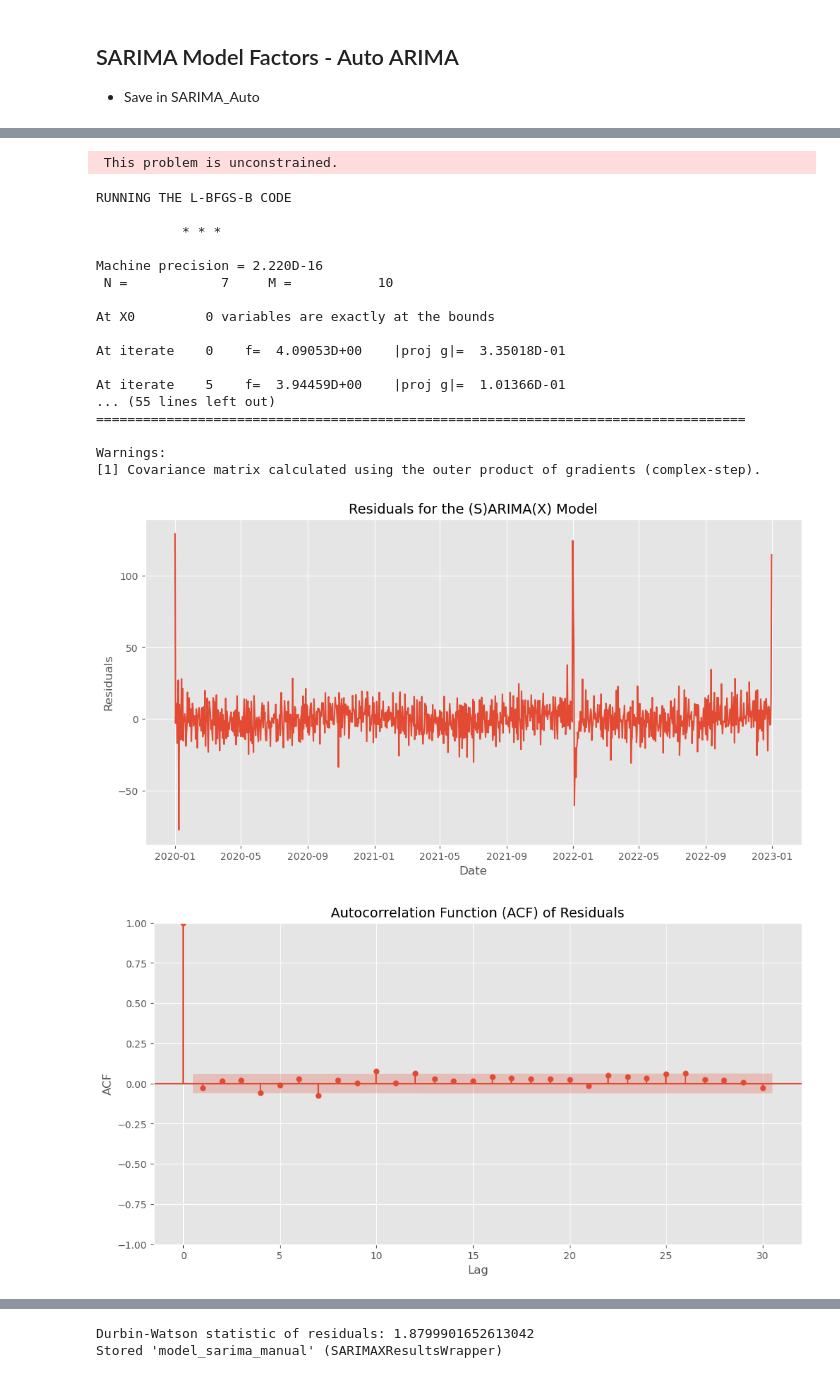
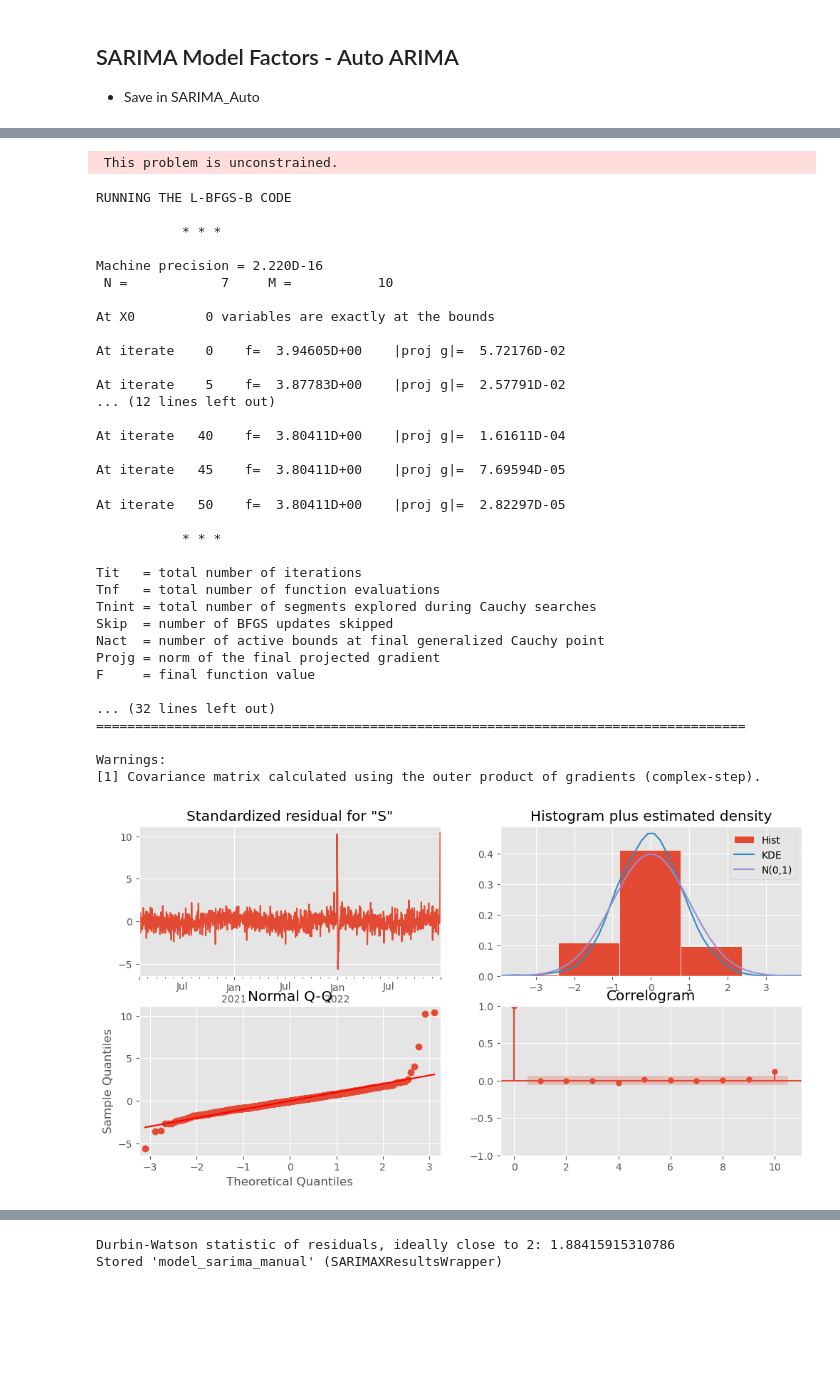
Before and after one commit to StuartG24/Travel_Co_Analysis, a Jupyter notebook: Notebooks_Data_Analysis/SARIMA_Model_Create.ipynb, the cells around one changed output, grey strips where cells are left out. Drawn from its saved outputs; the diff is of its cells as text; code cells hidden in the pictures; blank space fills up the shorter version.

Commit message:
SARIMA

```diff
--- a/Notebooks_Data_Analysis/SARIMA_Model_Create.ipynb
+++ b/Notebooks_Data_Analysis/SARIMA_Model_Create.ipynb
@@ -26,8 +26,12 @@ def model_residuals_analysis(model):
     print(f'Residuals Analysis for Model:')
     print(model_sarima_manual.summary())
 
+    model.plot_diagnostics(figsize=(12,6))
+    plt.show()
+
     residuals = model.resid
 
+    '''
     # Residuals Plot
     fig, ax1 = plt.subplots(figsize=(12, 6))
     ax1.plot(residuals)
@@ -55,10 +59,15 @@ def model_residuals_analysis(model):
     plt.show()
 
     # Q-Q Plot
-    sm.qqplot(residuals, line='45')
+    fig, ax1 = plt.subplots(figsize=(12, 6))
+    sm.qqplot(residuals, line='45', ax=ax1)
+    ax1.set_title('Q-Q Plot of Residuals', fontsize=14)
+    ax1.set_xlabel('Theoretical Quantile', fontsize=12)
+    ax1.set_ylabel('Sample Quantiles', fontsize=12)
     plt.show()
+    '''
 
     # Durbin Watson Statistic
     dw_stat = durbin_watson(residuals)
-    print(f'Durbin-Watson statistic of residuals: {dw_stat}')
+    print(f'Durbin-Watson statistic of residuals, ideally close to 2: {dw_stat}')
 # %%
@@ -84,39 +114,55 @@ p = 3
 d = 1
 q = 1
 # seasonal order (P, D, Q) + m
 P = 1
 D = 1
 Q = 1
-m = 7
+m = 30
 
 #model_sarima = sm.tsa.SARIMAX(training_data, order=(p,d,q), seasonal_order=(P,D,Q,m))
 model_sarima_initial = SARIMAX(training_data, order=(p,d,q), seasonal_order=(P,D,Q,m))
 model_sarima_manual = model_sarima_initial.fit()
 
 # Show the summary of results & Residuals
 model_residuals_analysis(model_sarima_manual)
 #print(model_sarima_manual.summary())
 
 # Store the model
 %store model_sarima_manual
 # %% [output]
  This problem is unconstrained.
 RUNNING THE L-BFGS-B CODE
 
            * * *
 
 Machine precision = 2.220D-16
  N =            7     M =           10
 
 At X0         0 variables are exactly at the bounds
 
-At iterate    0    f=  4.09053D+00    |proj g|=  3.35018D-01
+At iterate    0    f=  3.94605D+00    |proj g|=  5.72176D-02
 
-At iterate    5    f=  3.94459D+00    |proj g|=  1.01366D-01
-... (55 lines left out)
-===================================================================================
+At iterate    5    f=  3.87783D+00    |proj g|=  2.57791D-02
+... (12 lines left out)
 
-Warnings:
-[1] Covariance matrix calculated using the outer product of gradients (complex-step).
+At iterate   40    f=  3.80411D+00    |proj g|=  1.61611D-04
+
+At iterate   45    f=  3.80411D+00    |proj g|=  7.69594D-05
+At iterate   50    f=  3.80411D+00    |proj g|=  2.82297D-05
+
+           * * *
+
+Tit   = total number of iterations
+Tnf   = total number of function evaluations
+Tnint = total number of segments explored during Cauchy searches
+Skip  = number of BFGS updates skipped
+Nact  = number of active bounds at final generalized Cauchy point
+Projg = norm of the final projected gradient
+F     = final function value
+
+... (32 lines left out)
+===================================================================================
+
+Warnings:
+[1] Covariance matrix calculated using the outer product of gradients (complex-step).
-[figure, old version]
+[figure, new version]
-[figure, removed]
@@ -125,2 +169,2 @@ Warnings:
-Durbin-Watson statistic of residuals: 1.8799901652613042
-Stored 'model_sarima_manual' (SARIMAXResultsWrapper)
+Durbin-Watson statistic of residuals, ideally close to 2: 1.88415915310786
+Stored 'model_sarima_manual' (SARIMAXResultsWrapper)
```
Also changed, not shown: parts of 7 cells of this notebook, 1 other file.
